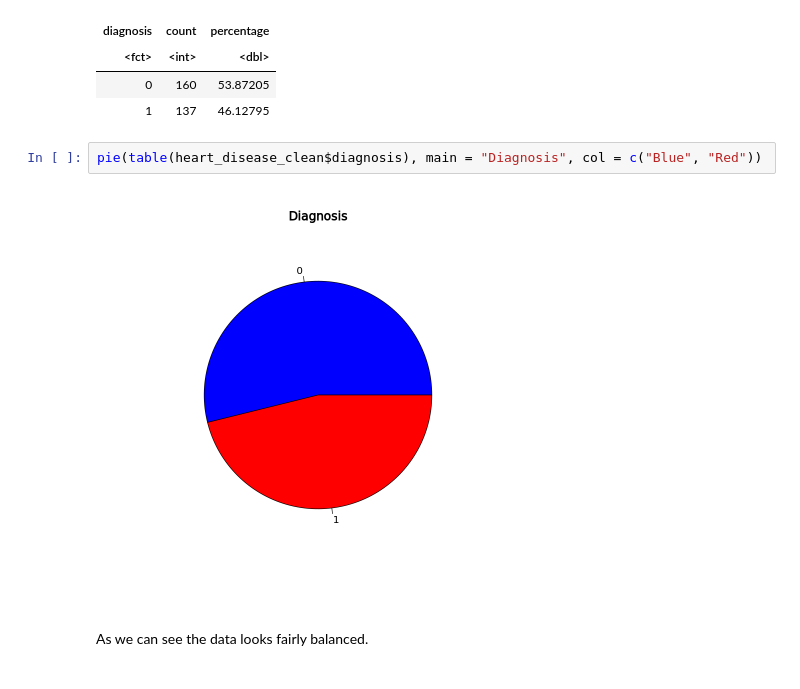
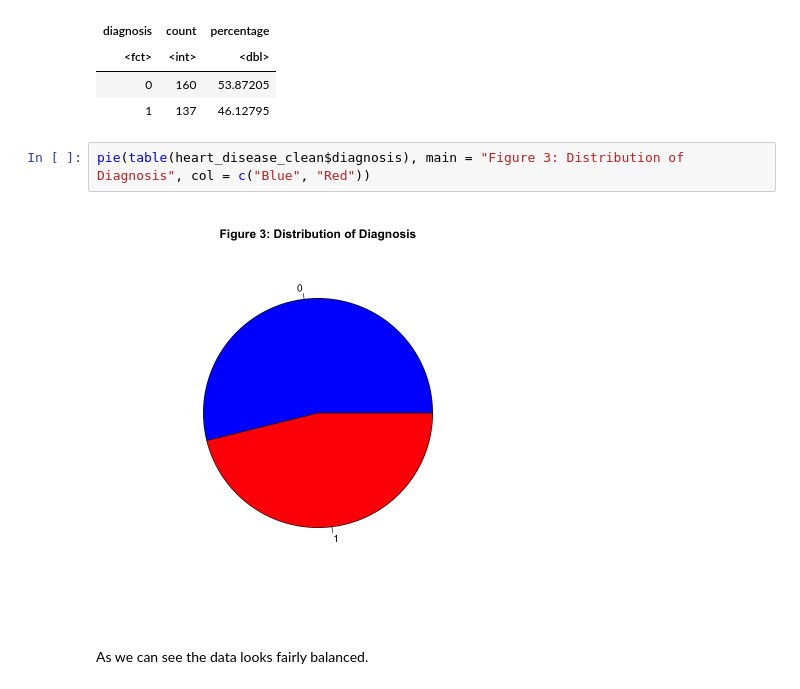
Before and after one commit to DSCI-310/DSCI-310-Group-2, a Jupyter notebook: Predicting_Heart_Disease.ipynb, the cells around one changed output. Drawn from its saved outputs; the diff is of its cells as text.

Commit message:
Added figure titles and moved confusion matrix

```diff
--- a/Predicting_Heart_Disease.ipynb
+++ b/Predicting_Heart_Disease.ipynb
@@ -274,9 +276,9 @@ A tibble: 2 × 3
 | 0 | 160 | 53.87205 |
 | 1 | 137 | 46.12795 |
 # %%
-pie(table(heart_disease_clean$diagnosis), main = "Diagnosis", col = c("Blue", "Red"))
+pie(table(heart_disease_clean$diagnosis), main = "Figure 3: Distribution of Diagnosis", col = c("Blue", "Red"))
 # %% [output]
-[figure, old version]
+[figure, new version]
 # %% [markdown]
 As we can see the data looks fairly balanced.
 # %% [markdown]
```
Also changed, not shown: parts of 12 cells of this notebook.
